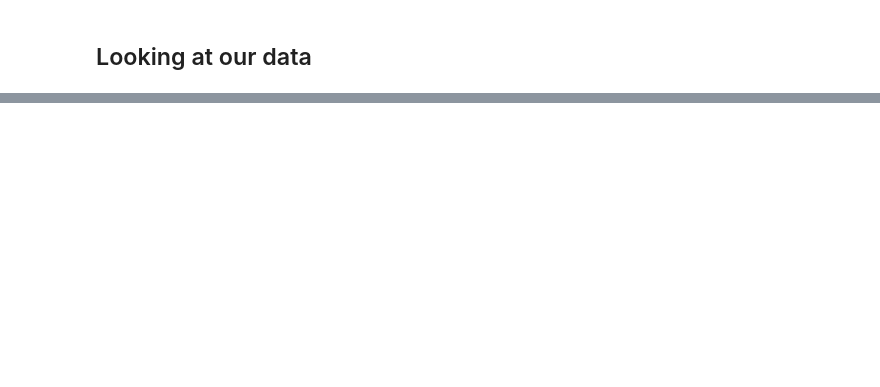
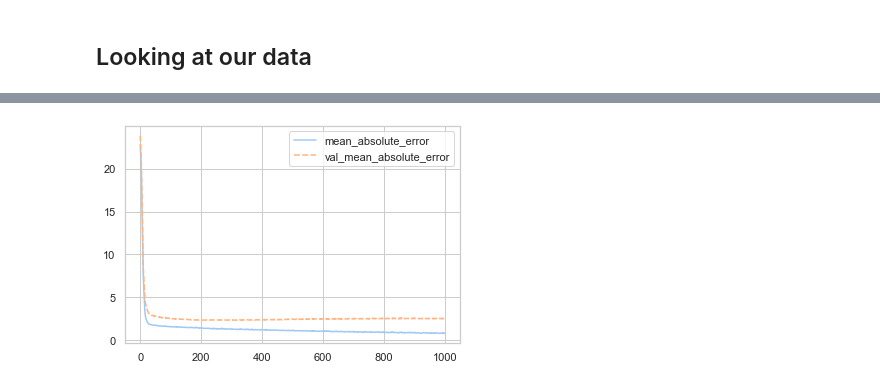
Before and after one commit to PurpleBooth/tensorflow-learning, a Jupyter notebook: 2-part/6-mpg-is-regressing.ipynb, the cells around one changed output, grey strips where cells are left out. Drawn from its saved outputs; the diff is of its cells as text; code cells hidden in the pictures; blank space fills up the shorter version.

```diff
--- a/2-part/6-mpg-is-regressing.ipynb
+++ b/2-part/6-mpg-is-regressing.ipynb
@@ -14,0 +159,4 @@ ModuleNotFoundError: No module named 'unittest'
+# %%
+def plot_mean_absolute_error(history: tf.keras.callbacks.History) -> None:
+    df = pd.DataFrame(history.history)
+    sns.lineplot(data=df[["mean_absolute_error", "val_mean_absolute_error"]])
@@ -17,0 +192,4 @@ df
+# %%
+plot_mean_absolute_error(history)
+# %% [output]
+[figure, added]
```
Also changed, not shown: parts of 24 cells of this notebook, 2 other files.
